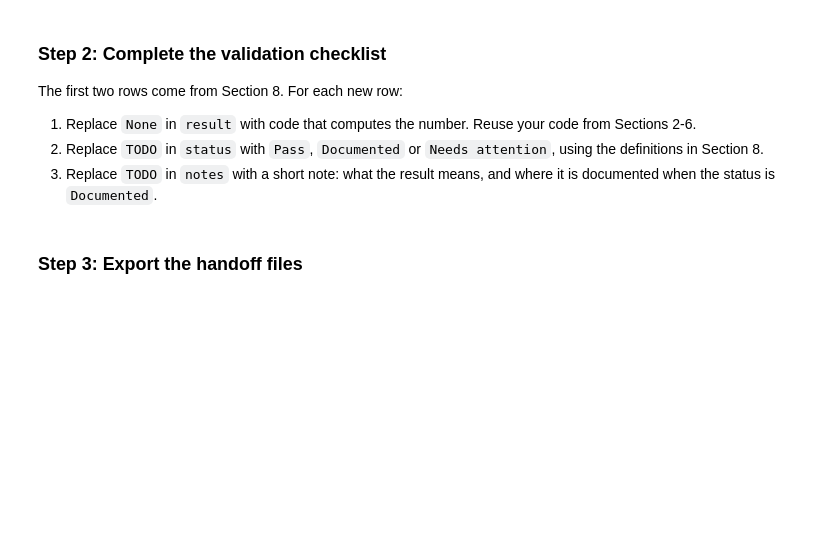
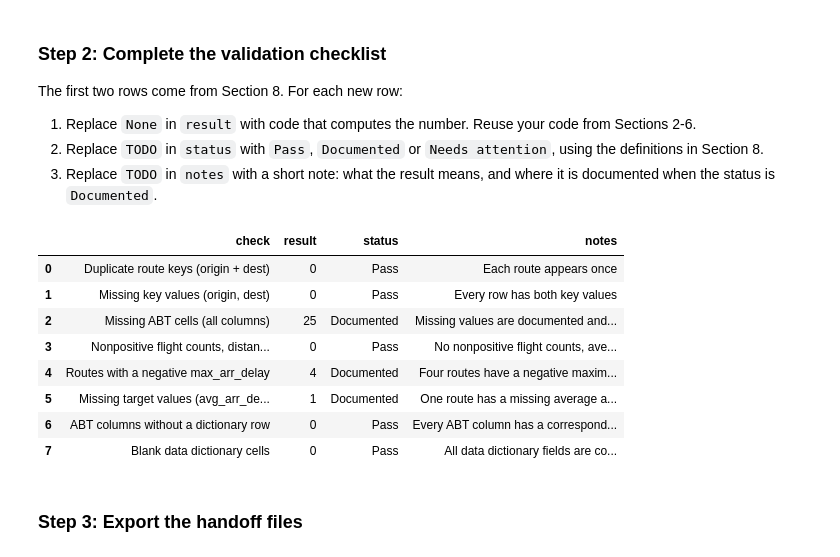
Before and after one commit to Kristinevill/ban6003-week-11-abt-documentation-kristine-villanueva, a Jupyter notebook: notebooks/module11_abt_documentation_guided_lab.ipynb, the cells around one changed output. Saved outputs shown, nothing was run; the diff lists cells and outputs as text; code cells hidden in the pictures; blank space fills up the shorter version.

```diff
--- a/notebooks/module11_abt_documentation_guided_lab.ipynb
+++ b/notebooks/module11_abt_documentation_guided_lab.ipynb
@@ -526,21 +736,72 @@ The first two rows come from Section 8. For each new row:
 # %%
 # Offline Assignment, step 2 - complete the validation checklist.
 # Hints:
 # - Missing ABT cells: .isna().sum().sum() on route_abt.
 # - Nonpositive values: add up the three Boolean checks from Section 4.
 # - Negative max_arr_delay: the condition from Your Turn 3, then .sum().
 # - ABT columns without a dictionary row: compare route_abt.columns with data_dictionary["column_name"].
 # - Blank dictionary cells: select doc_fields, .fillna(""), strip whitespace, compare to "", then sum twice.
 validation_checklist = pd.DataFrame(checklist_rows + [
-    {"check": "Missing ABT cells (all columns)", "result": None, "status": "TODO", "notes": "TODO"},
-    {"check": "Nonpositive flight counts, distances and air times", "result": None, "status": "TODO", "notes": "TODO"},
-    {"check": "Routes with a negative max_arr_delay", "result": None, "status": "TODO", "notes": "TODO"},
-    {"check": "Missing target values (avg_arr_delay)", "result": None, "status": "TODO", "notes": "TODO"},
-    {"check": "ABT columns without a dictionary row", "result": None, "status": "TODO", "notes": "TODO"},
-    {"check": "Blank data dictionary cells", "result": None, "status": "TODO", "notes": "TODO"},
+    {
+        "check": "Missing ABT cells (all columns)",
+        "result": route_abt.isna().sum().sum(),
+        "status": "Documented",
+        "notes": "Missing values are documented and occur in destination airport information and some route-level delay and air-time measures"
+    },
+    {
+        "check": "Nonpositive flight counts, distances and air times",
+        "result": (
+            (route_abt["flight_count"] <= 0).sum()
+            + (route_abt["avg_distance"] <= 0).sum()
+            + (route_abt["avg_air_time"] <= 0).sum()
+        ),
+        "status": "Pass",
+        "notes": "No nonpositive flight counts, average distances, or average air times were found"
+    },
+    {
+        "check": "Routes with a negative max_arr_delay",
+        "result": (route_abt["max_arr_delay"] < 0).sum(),
+        "status": "Documented",
+        "notes": "Four routes have a negative maximum arrival delay because each has one flight that arrived early"
+    },
+    {
+        "check": "Missing target values (avg_arr_delay)",
+        "result": route_abt["avg_arr_delay"].isna().sum(),
+        "status": "Documented",
+        "notes": "One route has a missing average arrival delay because its only flight was cancelled"
+    },
+    {
+        "check": "ABT columns without a dictionary row",
+        "result": len(set(route_abt.columns) - set(data_dictionary["column_name"])),
+        "status": "Pass",
+        "notes": "Every ABT column has a corresponding data dictionary row"
+    },
+    {
+        "check": "Blank data dictionary cells",
+        "result": (
+            data_dictionary[doc_fields]
+            .fillna("")
+            .apply(lambda col: col.str.strip())
+            .eq("")
+            .sum()
+            .sum()
+        ),
+        "status": "Pass",
+        "notes": "All data dictionary fields are complete"
+    },
 ])
 
 validation_checklist
+# %% [output]
+|  | check | result | status | notes |
+| 0 | Duplicate route keys (origin + dest) | 0 | Pass | Each route appears once |
+| 1 | Missing key values (origin, dest) | 0 | Pass | Every row has both key values |
+| 2 | Missing ABT cells (all columns) | 25 | Documented | Missing values are documented and... |
+| 3 | Nonpositive flight counts, distan... | 0 | Pass | No nonpositive flight counts, ave... |
+| 4 | Routes with a negative max_arr_delay | 4 | Documented | Four routes have a negative maxim... |
+| 5 | Missing target values (avg_arr_de... | 1 | Documented | One route has a missing average a... |
+| 6 | ABT columns without a dictionary row | 0 | Pass | Every ABT column has a correspond... |
+| 7 | Blank data dictionary cells | 0 | Pass | All data dictionary fields are co... |
 # %% [markdown]
 ### Step 3: Export the handoff files
 # %%
```
Also changed, not shown: parts of 31 cells of this notebook, 3 other files.
